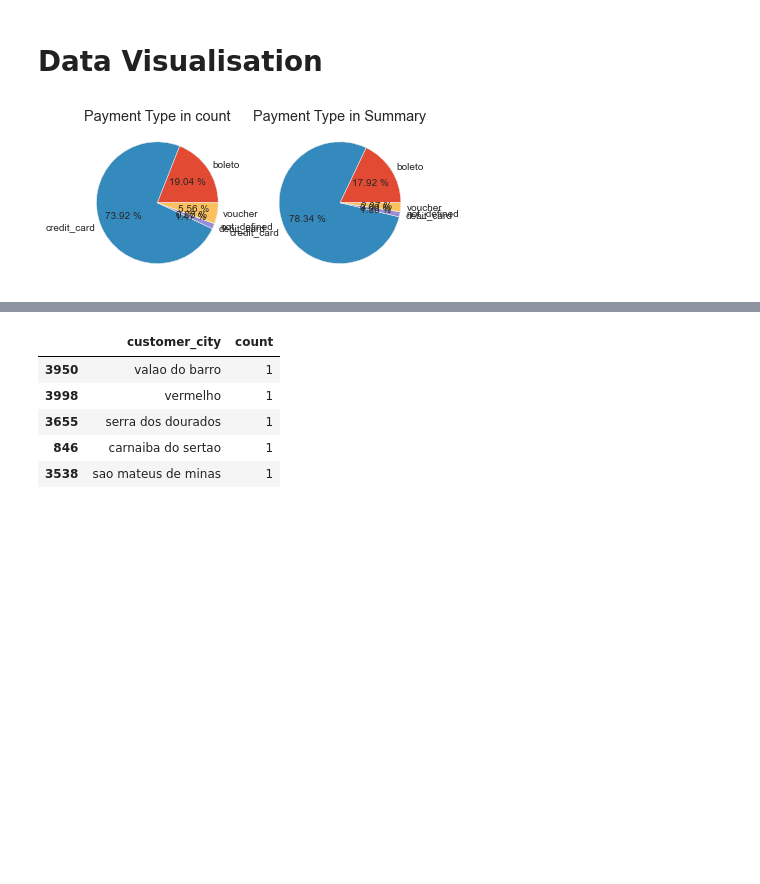
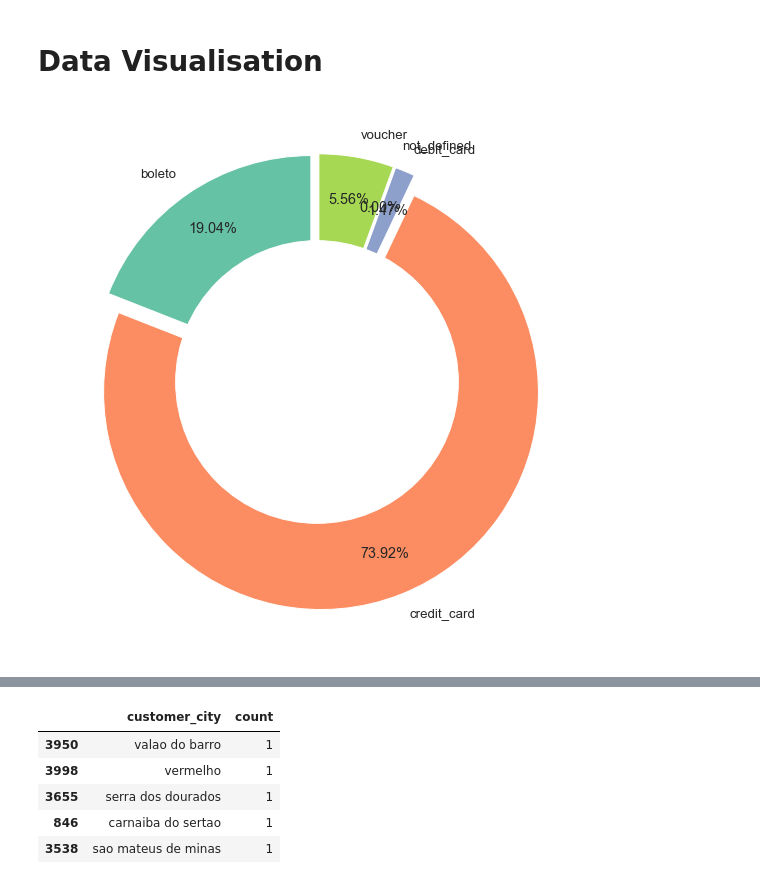
Before and after one commit to JamesLi197412/eCommerce_analysis, a Jupyter notebook: Brazillian E-Commerce.ipynb, the cells around one changed output, grey strips where cells are left out. Drawn from its saved outputs; the diff is of its cells as text; code cells hidden in the pictures; blank space fills up the shorter version.

```diff
--- a/Brazillian E-Commerce.ipynb
+++ b/Brazillian E-Commerce.ipynb
@@ -25,8 +25,6 @@ from sklearn.model_selection import train_test_split
 from sklearn.model_selection import GridSearchCV
 from sklearn.metrics import confusion_matrix, ConfusionMatrixDisplay
 
-plt.style.use("ggplot")
-
 from statsmodels.tsa.stattools import acf, pacf
 from statsmodels.graphics.tsaplots import plot_acf, plot_pacf
 
@@ -313,17 +315,37 @@ customers_loc.shape
 # %%
 # order_payment values
 payments = order_payment.groupby(['payment_type'])['payment_value'].agg(['count','sum']).reset_index()
-# Pie chart to show ratio
-#
-#payments.head()
+#f, axes = plt.subplots(1,1,figsize=(10, 10), sharex=False, sharey = False)
+''''
 plt.subplot(1, 2, 1)
 plt.pie(payments['count'],labels = payments['payment_type'],autopct = '%.2f %%')
 plt.title('Payment Type in count')
 
 plt.subplot(1,2,2)
 plt.pie(payments['sum'],labels = payments['payment_type'],autopct = '%.2f %%')
 plt.title('Payment Type in Summary')
 
 plt.show()
+'''
+sns.set(font_scale = 1.2)
+plt.figure(figsize=(10,10))
+
+plt.pie(
+    x=payments['count'], labels=payments['payment_type'],
+    colors=sns.color_palette('Set2'),
+    startangle=90,
+    # show percentages
+    autopct='%1.2f%%',
+    # move the percentage inside the arcs
+    pctdistance=0.80,
+    # add space between the arcs
+    explode=[0.05, 0.05, 0.05, 0.05, 0.05]
+)
+
+### Add a hole in the pie
+hole = plt.Circle((0, 0), 0.65, facecolor='white')
+plt.gcf().gca().add_artist(hole)
+
+plt.show()
 # %% [output]
-[figure, old version]
+[figure, new version]
```
Also changed, not shown: parts of 8 cells of this notebook, 1 other file.
